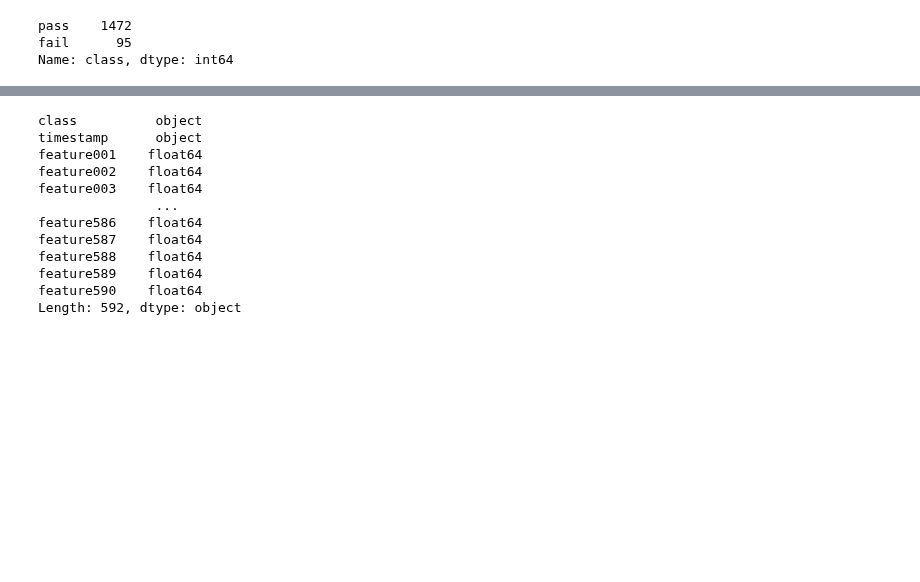
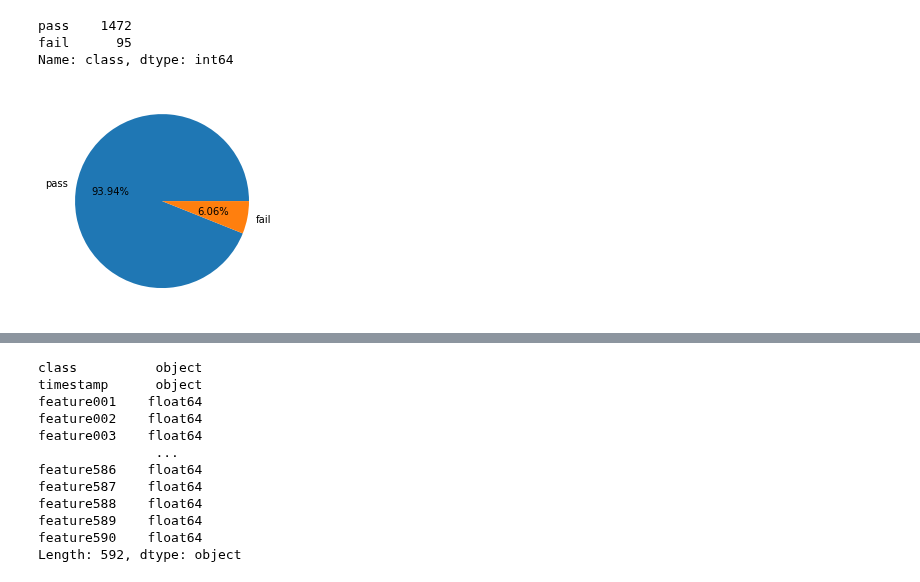
Before and after one commit to Landschy/datamining-htw, a Jupyter notebook: scripts/Unified.ipynb, the cells around one changed output, grey strips where cells are left out. Cells and saved outputs as stored; diff of their text form; code cells hidden in the pictures; blank space fills up the shorter version.

Commit message:
udpate First Graph / Describe

```diff
--- a/scripts/Unified.ipynb
+++ b/scripts/Unified.ipynb
@@ -110,3 +97,7 @@ df['class'].value_counts()
 pass    1472
 fail      95
 Name: class, dtype: int64
+# %%
+fig = plt.pie(df['class'].value_counts(),labels=['pass','fail'], autopct="%.2f%%")
+# %% [output]
+[figure, added]
```
Also changed, not shown: parts of 3 cells of this notebook.
